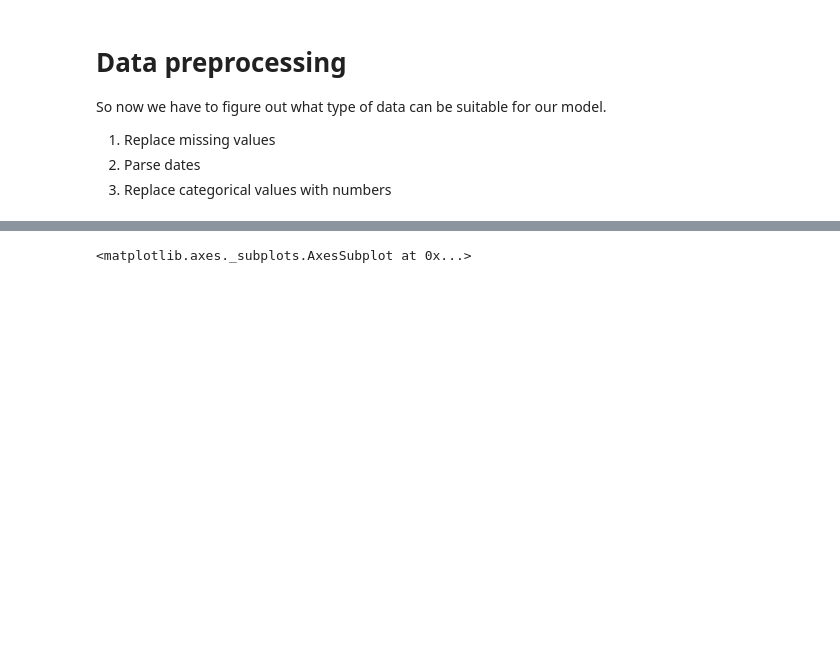
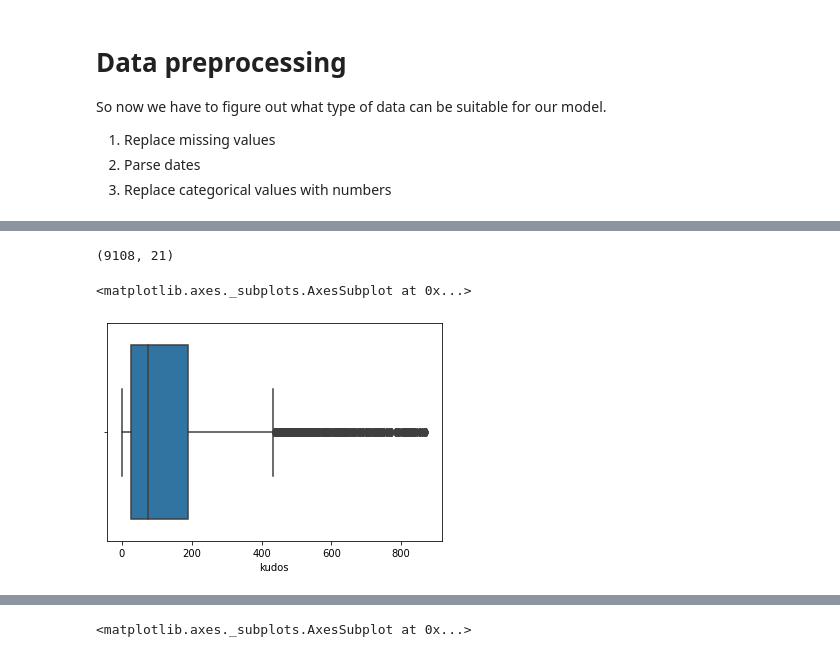
Before and after one commit to quicksilverri/fanfic-popularuty-prediction, a Jupyter notebook: fanfic_popularity_predictor.ipynb, the cells around one changed output, grey strips where cells are left out. Cells and saved outputs as stored; diff of their text form; code cells hidden in the pictures; blank space fills up the shorter version.

```diff
--- a/fanfic_popularity_predictor.ipynb
+++ b/fanfic_popularity_predictor.ipynb
@@ -229,0 +290,4 @@ df['date'] = df['date'].apply(pd.to_datetime)
+# %%
+df = df[df.words > 100]
+# %%
+df.written = df.written.apply(lambda x: 1 if x == 0 else x)
@@ -229,0 +311,3 @@ df['date'] = df['date'].apply(pd.to_datetime)
+# %%
+df['words_per_chapter'] = df['words'] / df['written']
+df['kudos_per_hit'] = df['kudos'] / df['hits']
@@ -229,0 +330,2 @@ df['date'] = df['date'].apply(pd.to_datetime)
+# %%
+df = df[df['kudos_per_hit'] < df['kudos_per_hit'].quantile(0.975)]
@@ -229,0 +344,10 @@ df['date'] = df['date'].apply(pd.to_datetime)
+# %%
+# we get rid of ~500 fanfics, not that bad
+df.shape
+# %% [output]
+(9108, 21)
+# %%
+sns.boxplot(df.kudos[df.kudos < df.kudos.quantile(0.95)])
+# %% [output]
+<matplotlib.axes._subplots.AxesSubplot at 0x...>
+[figure, added]
```
Also changed, not shown: parts of 36 cells of this notebook.
